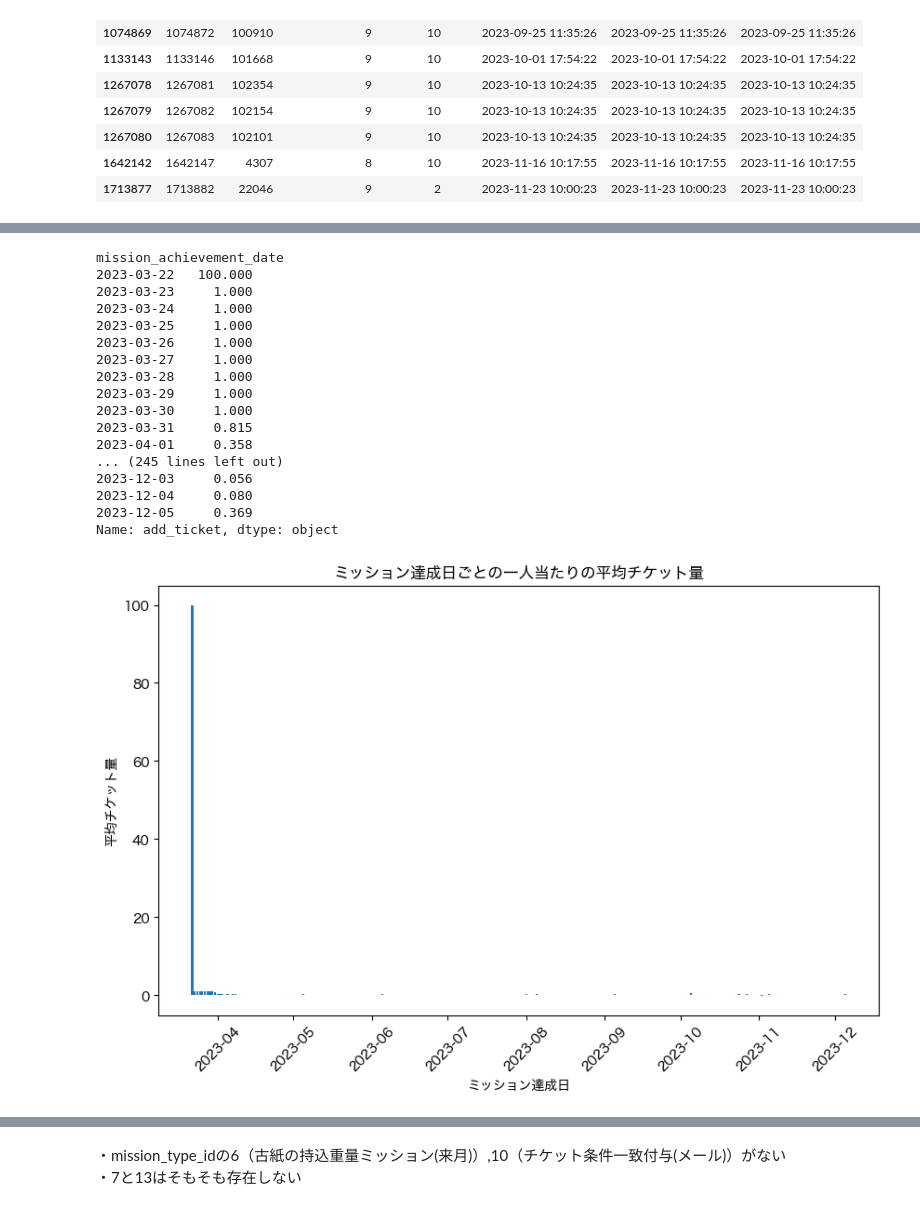
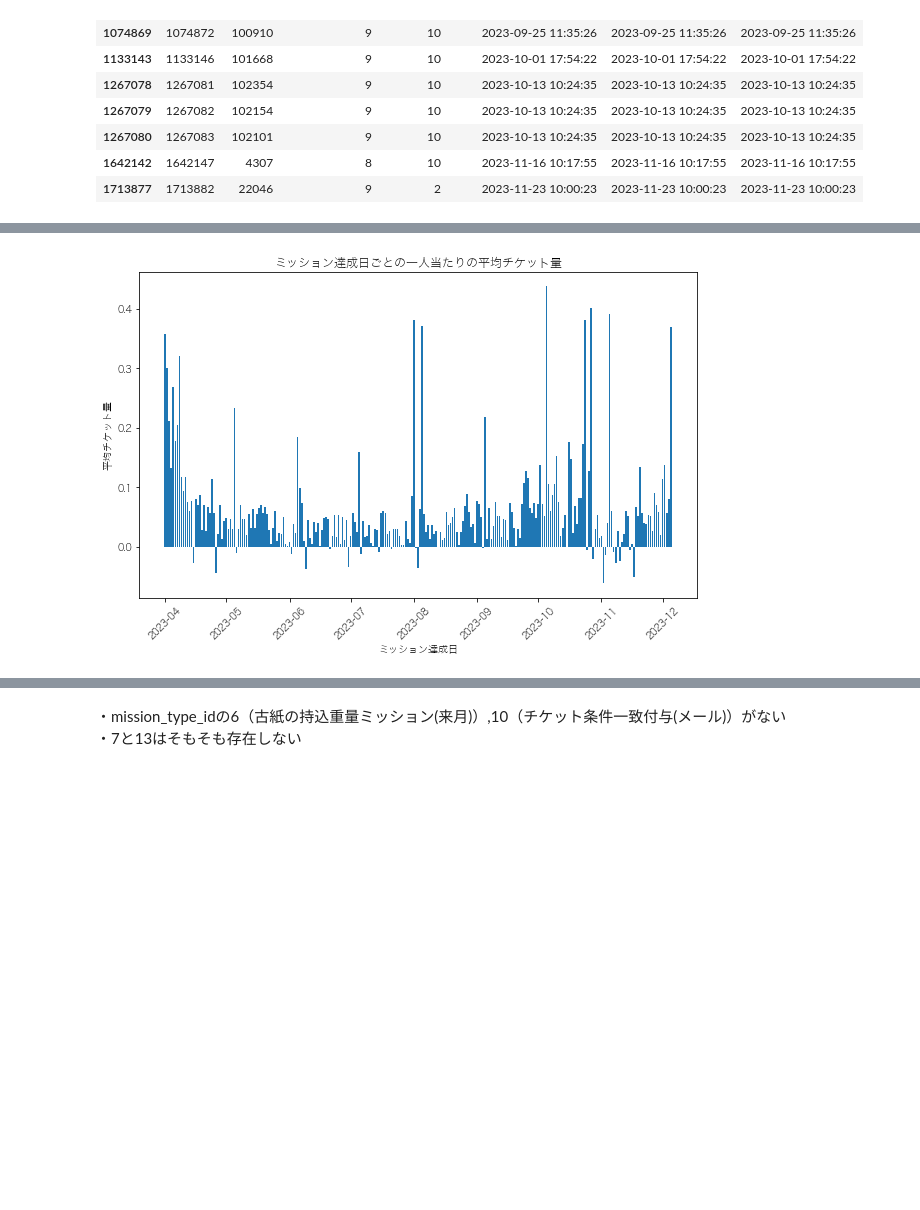
Before and after one commit to Naoya-Yasuda/MANABI_DX_QUEST_2023_PrePoC, a Jupyter notebook: notebook/visualization_gacha_history.ipynb, the cells around one changed output, grey strips where cells are left out. Drawn from its saved outputs; the diff is of its cells as text; code cells hidden in the pictures; blank space fills up the shorter version.

```diff
--- a/notebook/visualization_gacha_history.ipynb
+++ b/notebook/visualization_gacha_history.ipynb
@@ -23,7 +23,7 @@ pd.set_option('display.float_format', '{:.3f}'.format)
 plt.rcParams['font.family'] = 'Hiragino Sans'
 # %%
 # Windows MatplotlibのデフォルトフォントをMeiryoに設定
-plt.rcParams['font.family'] = 'Meiryo'
+# plt.rcParams['font.family'] = 'Meiryo'
 # %%
 # CSVファイルを読み込む
 file_path = 'data/input/gacha_history.csv'  # ファイルパスを適切に設定してください
@@ -71,12 +70,12 @@ df_admin
 | 1713877 | 1713882 | 22046 | 9 | 2 | 2023-11-23 10:00:23 | 2023-11-23 10:00:23 | 2023-11-23 10:00:23 |
 # %%
 # 日付をdatetime型に変更
-df.loc['mission_achievement_date'] = pd.to_datetime(df['mission_achievement_date'], errors='coerce').copy()
-df.loc['get_ticket_date'] = pd.to_datetime(df['get_ticket_date'], errors='coerce').copy()
-df.loc['updated_at'] = pd.to_datetime(df['updated_at'], errors='coerce').copy()
+df['mission_achievement_date'] = pd.to_datetime(df['mission_achievement_date'], errors='coerce')
+df['get_ticket_date'] = pd.to_datetime(df['get_ticket_date'], errors='coerce')
+df['updated_at'] = pd.to_datetime(df['updated_at'], errors='coerce')
 
-# 4月1日以前は削除、mission_type_idの8と９を削除
-df = df[(df["mission_type_id"] != 8) & (df["mission_type_id"] != 9) & (df["mission_achievement_date"] >= datetime.date(2023, 4, 1))]
+# 4月1日以前は削除、mission_type_idの8と9を削除
+df = df[(df["mission_type_id"] != 8) & (df["mission_type_id"] != 9) & (df["mission_achievement_date"] >= pd.Timestamp('2023-04-01'))]
 df
 # %% [output]
 |  | id | user_uid | mission_type_id | add_ticket | mission_achievement_date | get_ticket_date | updated_at |
@@ -190,42 +189,24 @@ Name: add_ticket, Length: 1548392, dtype: object
 # %%
 # ミッション達成日時のデータ型を確認し、日付型に変換
 df['mission_achievement_date'] = pd.to_datetime(df['mission_achievement_date'])
 
 # ミッション達成日ごとにグループ化して一人当たりの平均チケット量を計算
 # 日時データから日付のみを抽出
 df['mission_achievement_date'] = df['mission_achievement_date'].dt.date
-# TODO: 2023/3/22のデータはそこまで多くなかったので、バグってます。修正してください。
-df = df[df['mission_achievement_date'] != datetime(2023, 3, 22)] # この日がなぜか爆発的に多いため除外
+
 average_ticket_by_date = df.groupby('mission_achievement_date')['add_ticket'].mean()
-print(average_ticket_by_date)
+# print(average_ticket_by_date)
 
 # 棒グラフで表示
 plt.figure(figsize=(10, 6))
 plt.bar(average_ticket_by_date.index, average_ticket_by_date)
 plt.title('ミッション達成日ごとの一人当たりの平均チケット量')
 plt.xlabel('ミッション達成日')
 plt.ylabel('平均チケット量')
 plt.xticks(rotation=45)
 plt.show()
 # %% [output]
-mission_achievement_date
-2023-03-22   100.000
-2023-03-23     1.000
-2023-03-24     1.000
-2023-03-25     1.000
-2023-03-26     1.000
-2023-03-27     1.000
-2023-03-28     1.000
-2023-03-29     1.000
-2023-03-30     1.000
-2023-03-31     0.815
-2023-04-01     0.358
-... (245 lines left out)
-2023-12-03     0.056
-2023-12-04     0.080
-2023-12-05     0.369
-Name: add_ticket, dtype: object
-[figure, old version]
+[figure, new version]
 # %%
 # mission_type_id 毎の数を算出
 # 棒グラフにプロット
```
Also changed, not shown: parts of 12 cells of this notebook, 1 other file.
